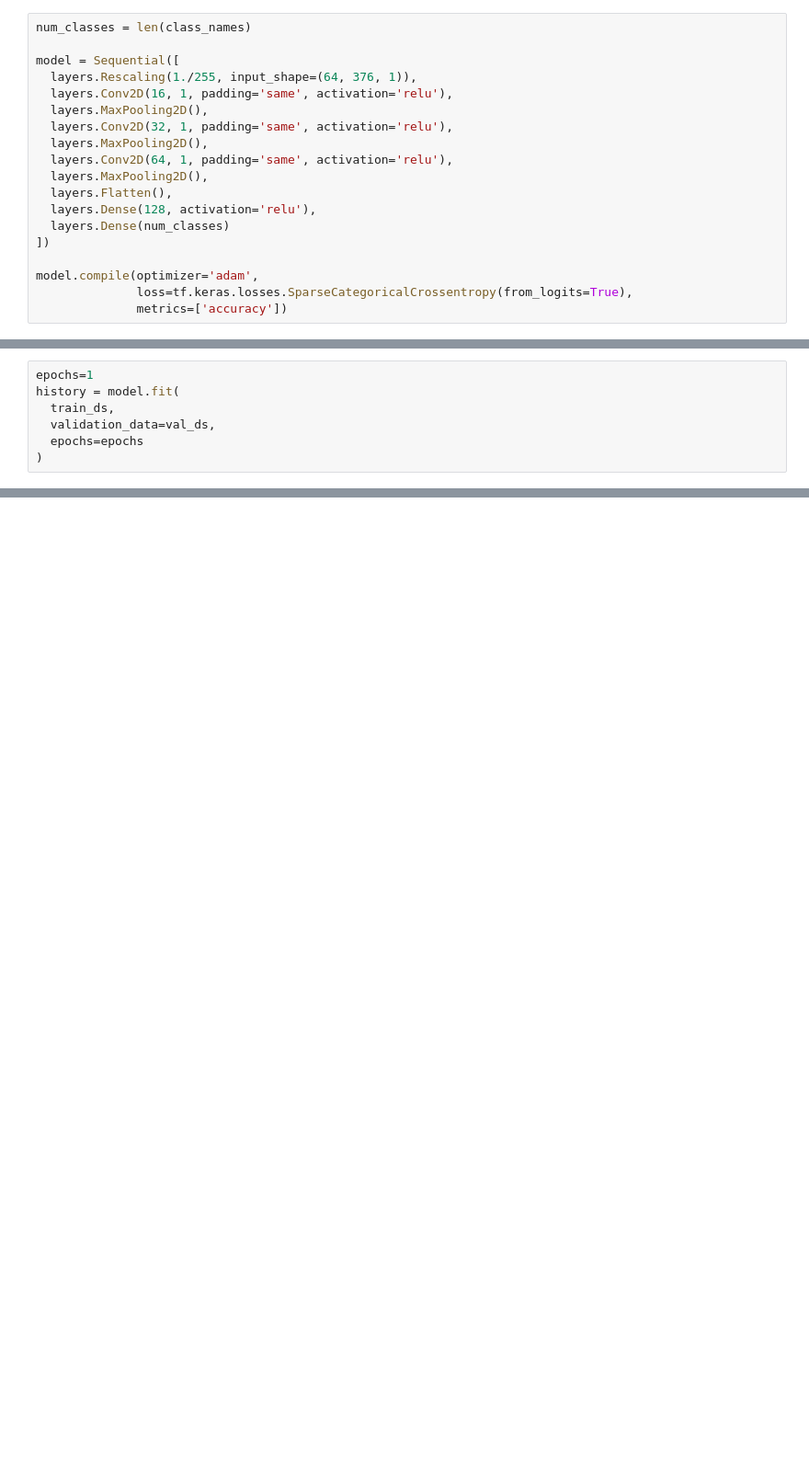
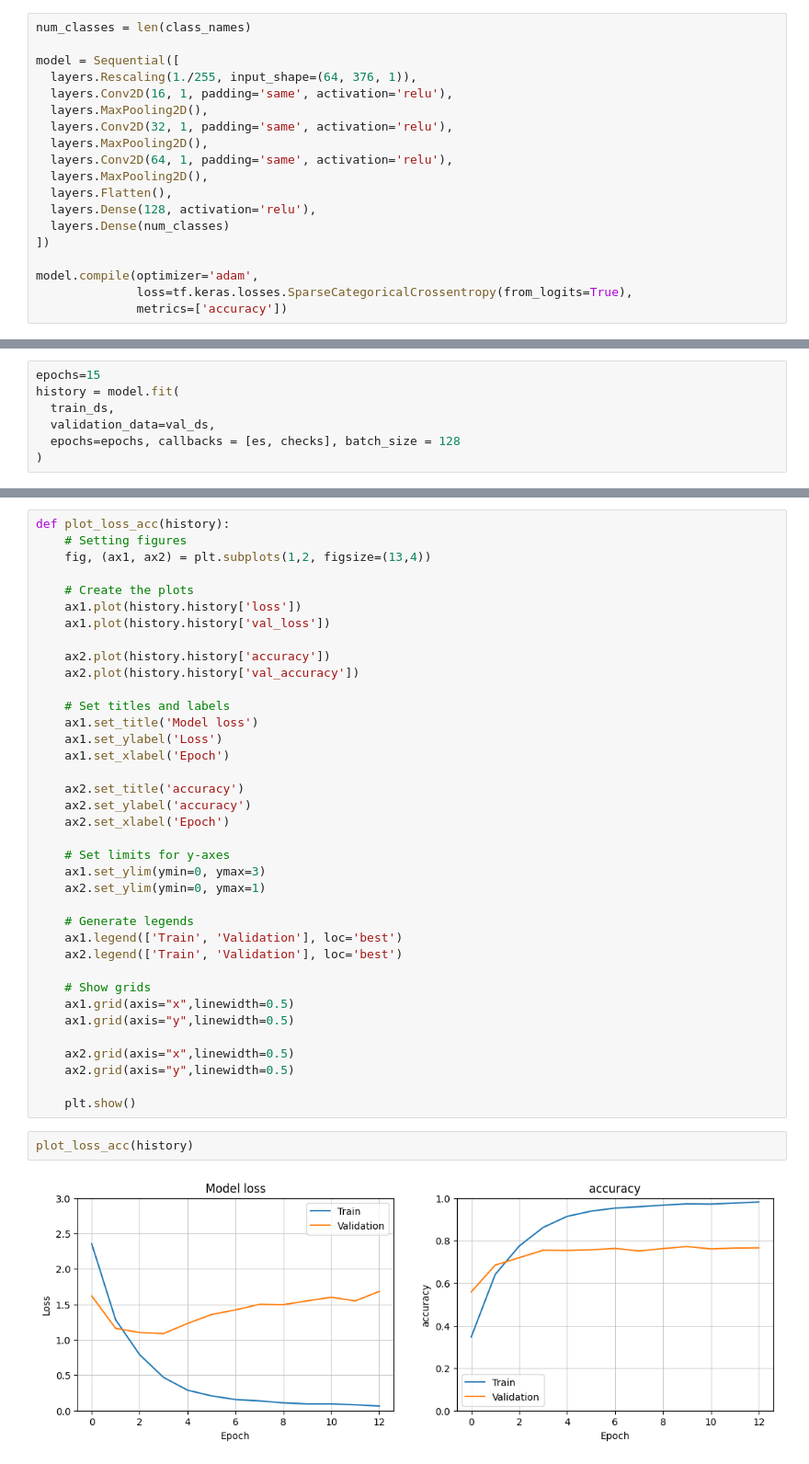
Before and after one commit to PiaffNet/birdsong_classifier, a Jupyter notebook: notebooks/model_test.ipynb, the cells around one changed output, grey strips where cells are left out. Shown: that part at 92% size. Saved outputs shown, nothing was run; the diff lists cells and outputs as text; blank space fills up the shorter version.

Commit message:
tried some advanced models

```diff
--- a/notebooks/model_test.ipynb
+++ b/notebooks/model_test.ipynb
@@ -94,10 +94,10 @@ Trainable params: 3087394 (11.78 MB)
 Non-trainable params: 0 (0.00 Byte)
 _________________________________________________________________
 # %%
-epochs=1
+epochs=15
 history = model.fit(
   train_ds,
   validation_data=val_ds,
-  epochs=epochs
+  epochs=epochs, callbacks = [es, checks], batch_size = 128
 )
 # %% [output]
@@ -104,0 +187,41 @@ history = model.fit(
+# %%
+def plot_loss_acc(history):
+    # Setting figures
+    fig, (ax1, ax2) = plt.subplots(1,2, figsize=(13,4))
+
+    # Create the plots
+    ax1.plot(history.history['loss'])
+    ax1.plot(history.history['val_loss'])
+
+    ax2.plot(history.history['accuracy'])
+    ax2.plot(history.history['val_accuracy'])
+
+    # Set titles and labels
+    ax1.set_title('Model loss')
+    ax1.set_ylabel('Loss')
+    ax1.set_xlabel('Epoch')
+
+    ax2.set_title('accuracy')
+    ax2.set_ylabel('accuracy')
+    ax2.set_xlabel('Epoch')
+
+    # Set limits for y-axes
+    ax1.set_ylim(ymin=0, ymax=3)
+    ax2.set_ylim(ymin=0, ymax=1)
+
+    # Generate legends
+    ax1.legend(['Train', 'Validation'], loc='best')
+    ax2.legend(['Train', 'Validation'], loc='best')
+
+    # Show grids
+    ax1.grid(axis="x",linewidth=0.5)
+    ax1.grid(axis="y",linewidth=0.5)
+
+    ax2.grid(axis="x",linewidth=0.5)
+    ax2.grid(axis="y",linewidth=0.5)
+
+    plt.show()
+# %%
+plot_loss_acc(history)
+# %% [output]
+[figure, added]
```
Also changed, not shown: parts of 14 cells of this notebook.
